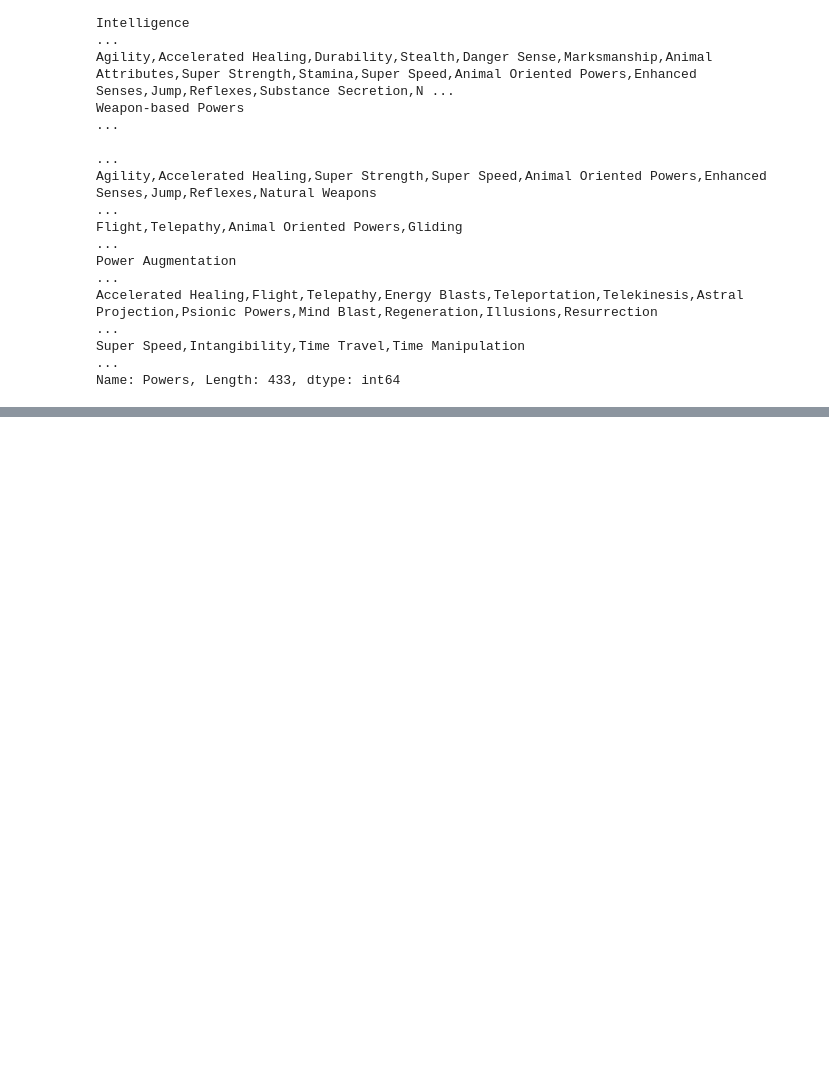
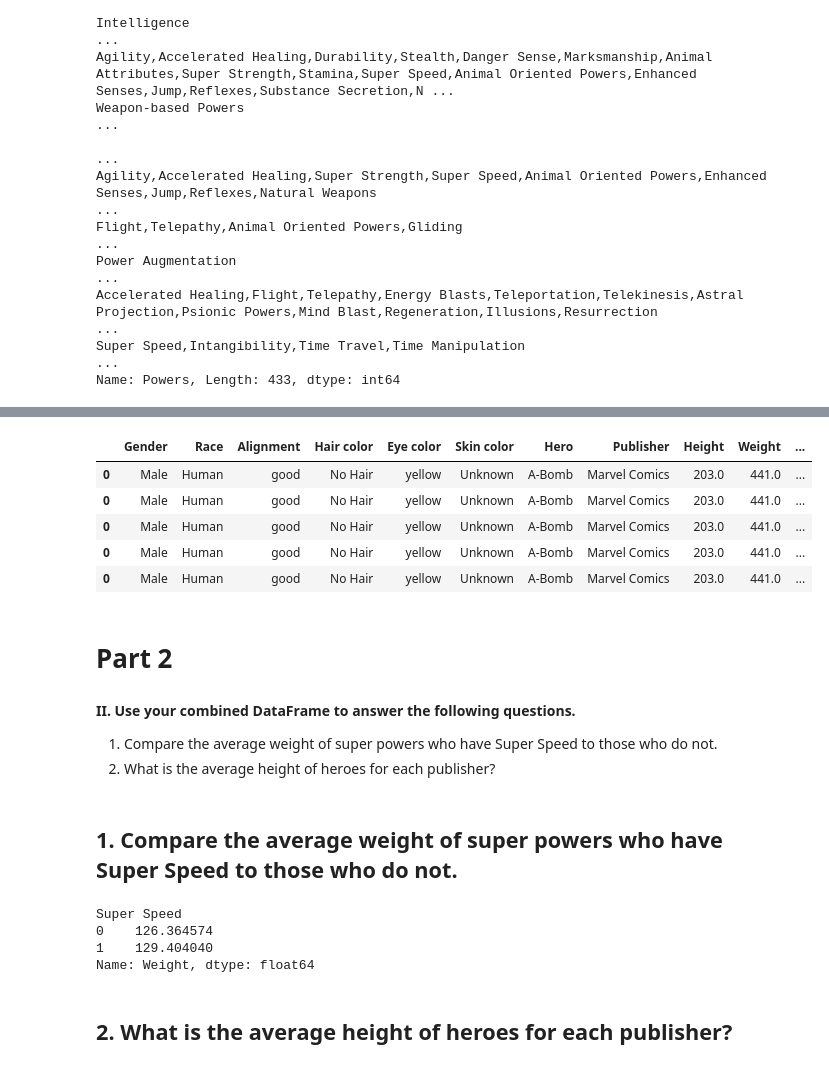
Before and after one commit to ericakitano/data-enrichment-week-14-core-assignment-2---Applying-Advanced-Transformations, a Jupyter notebook: Applying Advanced Transformations (Core).ipynb, the cells around one changed output, grey strips where cells are left out. Drawn from its saved outputs; the diff is of its cells as text; code cells hidden in the pictures; blank space fills up the shorter version.

Commit message:
completed Part 1 and 2

```diff
--- a/Applying Advanced Transformations (Core).ipynb
+++ b/Applying Advanced Transformations (Core).ipynb
@@ -383,0 +418,4 @@ preprocessor = make_column_transformer(ohe, ohe_cols)
+# %%
+# Drop the original column: "Powers"
+
+hero.drop(columns=['Powers'],inplace=True)
@@ -383,0 +473,27 @@ preprocessor = make_column_transformer(ohe, ohe_cols)
+# %%
+hero.head(5)
+# %% [output]
+|  | Gender | Race | Alignment | Hair color | Eye color | Skin color | Hero | Publisher | Height | Weight | ... |
+| 0 | Male | Human | good | No Hair | yellow | Unknown | A-Bomb | Marvel Comics | 203.0 | 441.0 | ... |
+| 0 | Male | Human | good | No Hair | yellow | Unknown | A-Bomb | Marvel Comics | 203.0 | 441.0 | ... |
+| 0 | Male | Human | good | No Hair | yellow | Unknown | A-Bomb | Marvel Comics | 203.0 | 441.0 | ... |
+| 0 | Male | Human | good | No Hair | yellow | Unknown | A-Bomb | Marvel Comics | 203.0 | 441.0 | ... |
+| 0 | Male | Human | good | No Hair | yellow | Unknown | A-Bomb | Marvel Comics | 203.0 | 441.0 | ... |
+# %% [markdown]
+# Part 2
+# %% [markdown]
+**II. Use your combined DataFrame to answer the following questions.**
+
+1. Compare the average weight of super powers who have Super Speed to those who do not.
+2. What is the average height of heroes for each publisher?
+# %% [markdown]
+## 1. Compare the average weight of super powers who have Super Speed to those who do not.
+# %%
+hero.groupby('Super Speed')['Weight'].mean()
+# %% [output]
+Super Speed
+0    126.364574
+1    129.404040
+Name: Weight, dtype: float64
+# %% [markdown]
+## 2. What is the average height of heroes for each publisher?
```
Also changed, not shown: parts of 30 cells of this notebook.
